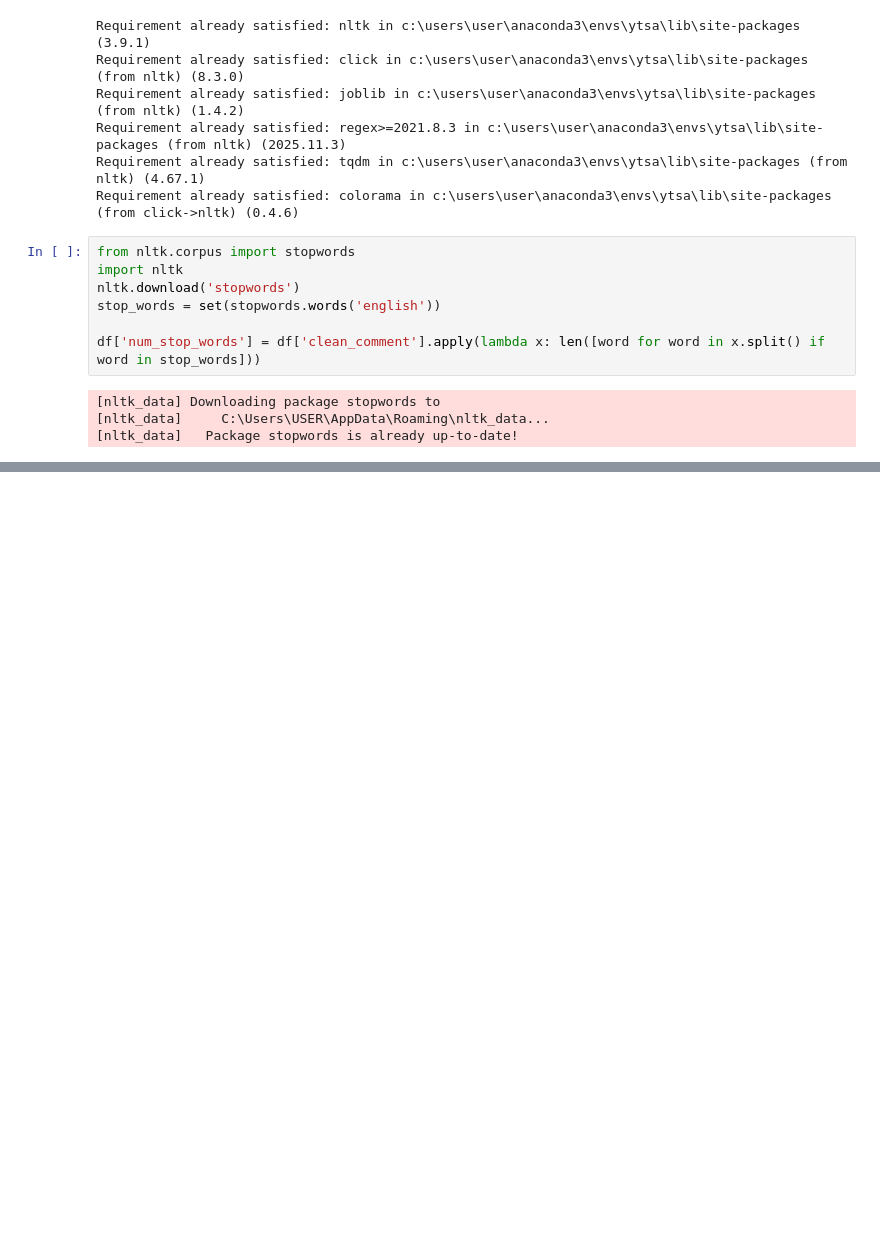
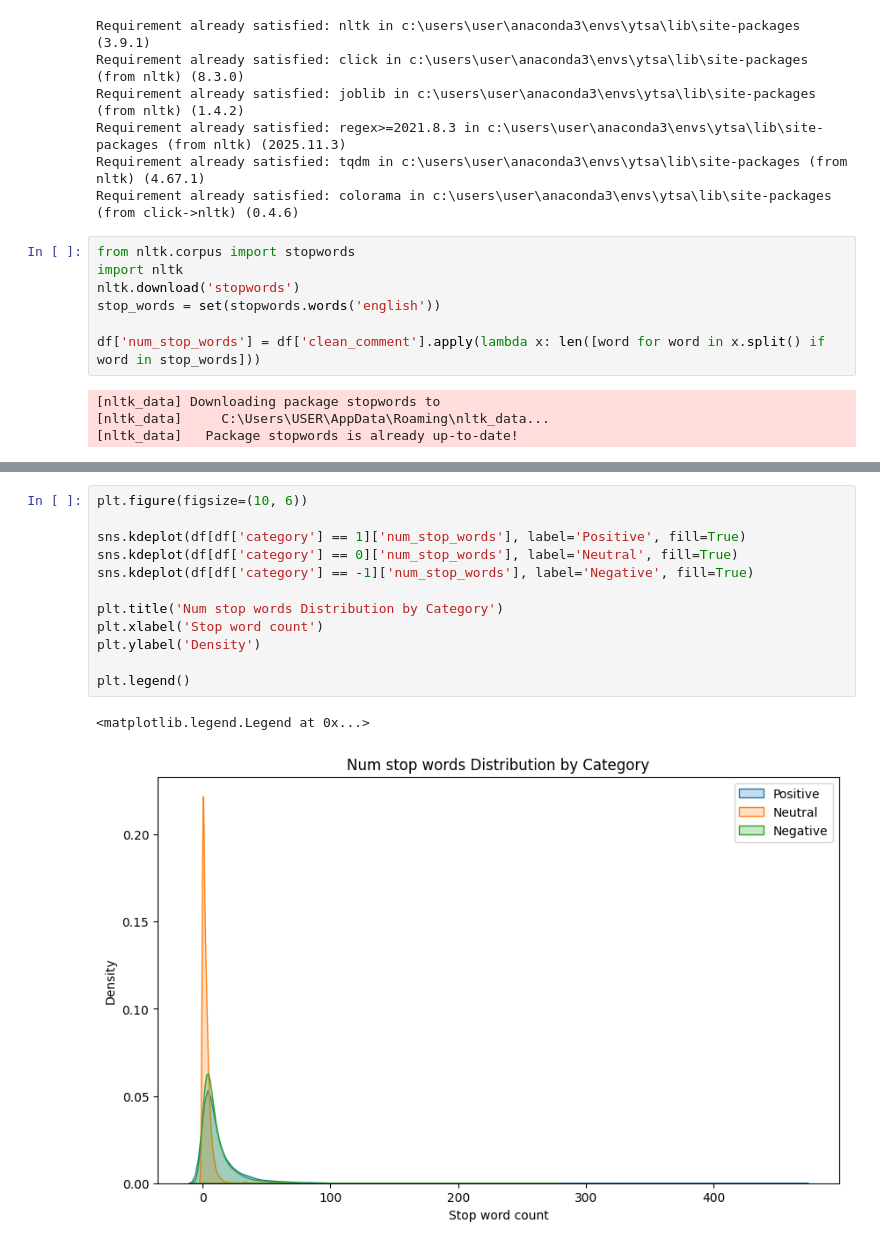
Before and after one commit to Gavesh99324/Sentiment-Analysis, a Jupyter notebook: notebooks/1_Preprocessing_&_EDA.ipynb, the cells around one changed output, grey strips where cells are left out. Drawn from its saved outputs; the diff is of its cells as text; blank space fills up the shorter version.

```diff
--- a/notebooks/1_Preprocessing_&_EDA.ipynb
+++ b/notebooks/1_Preprocessing_&_EDA.ipynb
@@ -285,0 +288,15 @@ plt.show()
+# %%
+plt.figure(figsize=(10, 6))
+
+sns.kdeplot(df[df['category'] == 1]['num_stop_words'], label='Positive', fill=True)
+sns.kdeplot(df[df['category'] == 0]['num_stop_words'], label='Neutral', fill=True)
+sns.kdeplot(df[df['category'] == -1]['num_stop_words'], label='Negative', fill=True)
+
+plt.title('Num stop words Distribution by Category')
+plt.xlabel('Stop word count')
+plt.ylabel('Density')
+
+plt.legend()
+# %% [output]
+<matplotlib.legend.Legend at 0x...>
+[figure, added]
```
Also changed, not shown: parts of 6 cells of this notebook.
